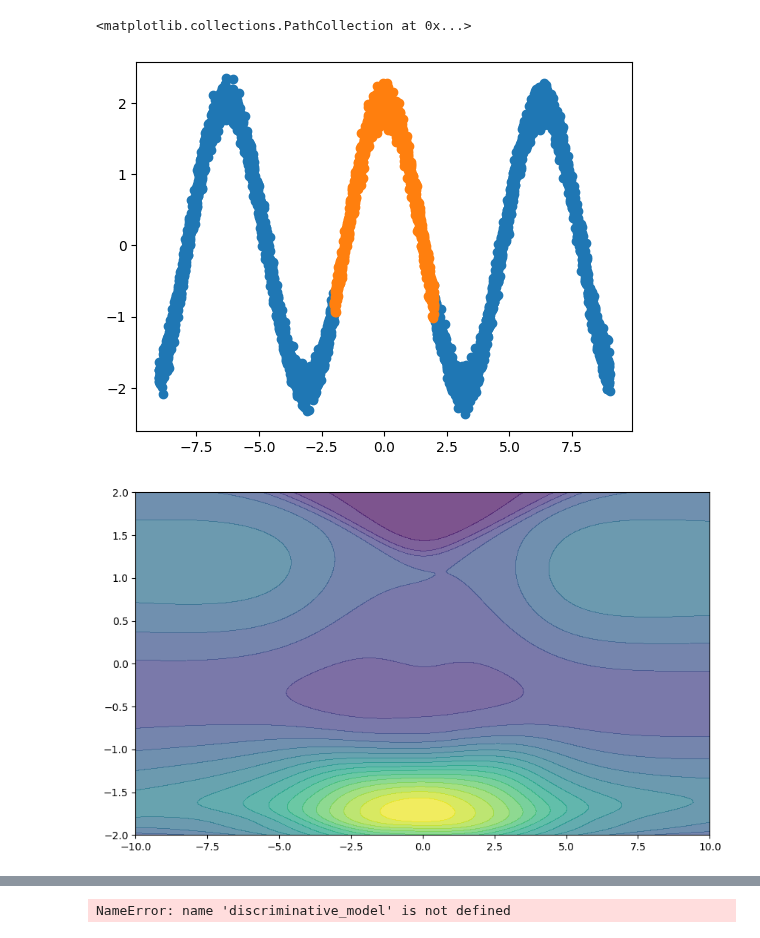
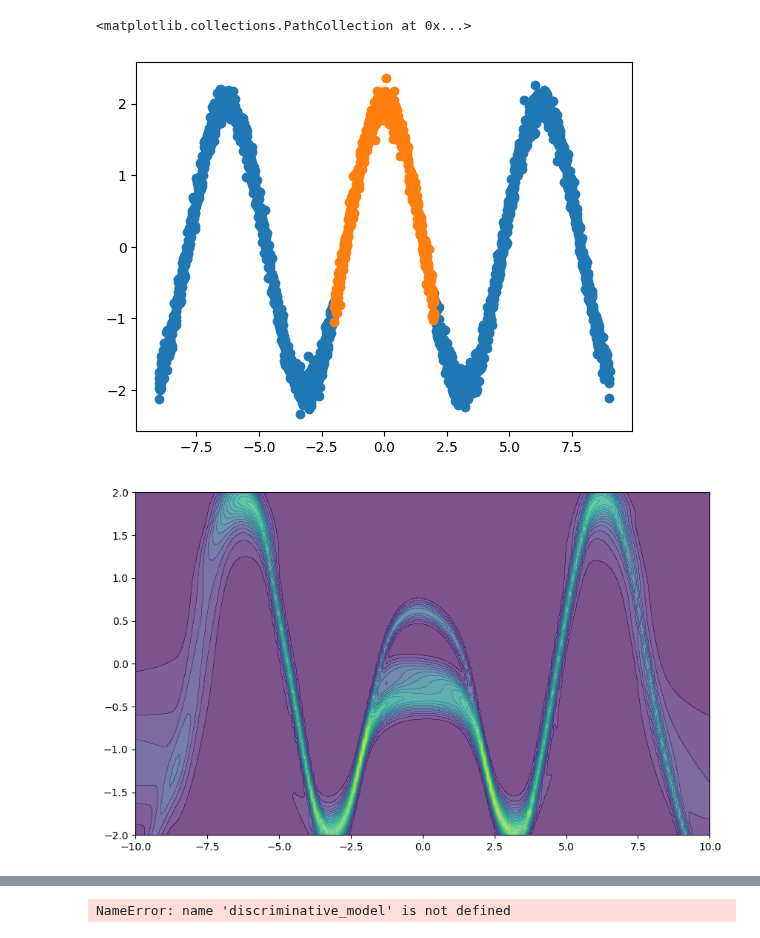
Before and after one commit to ElouanARGOUARCH/experiments, a Jupyter notebook: Untitled.ipynb, the cells around one changed output, grey strips where cells are left out. Saved outputs shown, nothing was run; the diff lists cells and outputs as text; code cells hidden in the pictures.

```diff
--- a/Untitled.ipynb
+++ b/Untitled.ipynb
@@ -151,26 +9,5 @@ class ConditionalDIF(torch.nn.Module):
 # %%
-D_x = torch.linspace(-9,9,2000)
+D_x = torch.linspace(-9,9,2500)
 D_y = 2*torch.cos(D_x) + 0.125 * torch.randn_like(D_x)
 plt.scatter(D_x, D_y)
-
-class Uniform:
-    def __init__(self, lower, upper):
-        self.p = upper.shape[0]
-        self.lower = lower
-        self.upper = upper
-        assert torch.sum(upper>lower) == self.p, 'upper bound should be greater or equal to lower bound'
-        self.log_scale = torch.log(self.upper - self.lower)
-        self.location = (self.upper + self.lower)/2
-
-    def log_prob(self, samples):
-        condition = ((samples > self.lower).sum(-1) == self.p) * ((samples < self.upper).sum(-1) == self.p)*1
-        inverse_condition = torch.logical_not(condition) * 1
-        true = -torch.logsumexp(self.log_scale, dim = -1) * condition
-        false = torch.nan_to_num(-torch.inf*inverse_condition, nan = 0)
-        return (true + false)
-
-    def sample(self, num_samples):
-        desired_size = num_samples.copy()
-        desired_size.append(self.p)
-        return self.lower.expand(desired_size) + torch.rand(desired_size)*torch.exp(self.log_scale.expand(desired_size))
 # %% [output]
@@ -187,7 +25,5 @@ KeyboardInterrupt:
 # %%
 window = 2
-D_x = torch.linspace(-9,9,5000)
-D_y = 2*torch.cos(D_x) + 0.125 * torch.randn_like(D_x)
 mask = torch.abs(D_x)>window
 x0 = D_x[~mask]
 y0 = D_y[~mask]
@@ -197,7 +33,7 @@ plt.scatter(D_x, D_y)
 plt.scatter(x0, y0)
 # %% [output]
 <matplotlib.collections.PathCollection at 0x...>
-[figure, old version]
+[figure, new version]
 # %%
 class IndependentMetropolisHastings_multiple_obs(torch.nn.Module):
     def __init__(self, target_log_prob,d,number_obs,proposal_distribution=None):
@@ -219,37 +55,37 @@ class IndependentMetropolisHastings_multiple_obs(torch.nn.Module):
         x = (mask) * x_prime + (1 - (mask)) * x
         return x,mask
 
     def sample(self, number_steps, verbose = False):
         x = self.proposal_distribution.sample([self.number_obs])
         if verbose:
             pbar = tqdm(range(number_steps))
         else:
             pbar = range(number_steps)
         for _ in pbar:
             proposed_x = self.proposal_distribution.sample([self.number_obs])
             x,mask = self.independent_metropolis_step(x,proposed_x)
             if verbose:
                 pbar.set_postfix_str('acceptance = ' + str(torch.mean(mask * 1.)))
         return x
 
 prior = Uniform(torch.tensor([-window]), torch.tensor([window]))
 
 total_samples = []
 total_models = []
-for _ in range(2):
+for _ in range(5):
     generative_model = ConditionalDIF(D_y.unsqueeze(-1),D_x.unsqueeze(-1),3,[32,32,32])
     generative_model.initialize_with_EM(50)
-    generative_model.train(50,500,lr = 5e-3, verbose = True)
-    generative_model.train(50,500,lr = 5e-4, verbose = True)
-    generative_model.train(50,500,lr = 5e-5, verbose = True)
+    generative_model.train(100,500,lr = 5e-3, verbose = True)
+    generative_model.train(100,500,lr = 5e-4, verbose = True)
+    generative_model.train(100,500,lr = 5e-5, verbose = True)
     total_models.append(generative_model)
 def plot_average_likelihood_function(log_likelihood_list, range = [[-10,10],[-10,10]], bins = [50,50], levels = 2 , alpha = 0.7, figsize = (10,6), show = True):
     total_log_likelihood = lambda y, x: torch.logsumexp(
         torch.cat([log_likelihood(y, x).unsqueeze(0) for log_likelihood in log_likelihood_list], dim=0), dim=0)
     plot_likelihood_function(total_log_likelihood, range=range, bins = bins, levels = levels, alpha = alpha, figsize = figsize, show = show)
 
 plot_average_likelihood_function([model.log_prob for model in total_models], range = ((-10,10), (-2,2)), bins= (200,200), levels = 20)
 # %% [output]
-[figure, old version]
+[figure, new version]
 # %%
 from targets import *
```
Also changed, not shown: parts of 6 cells of this notebook, 2 other files.
